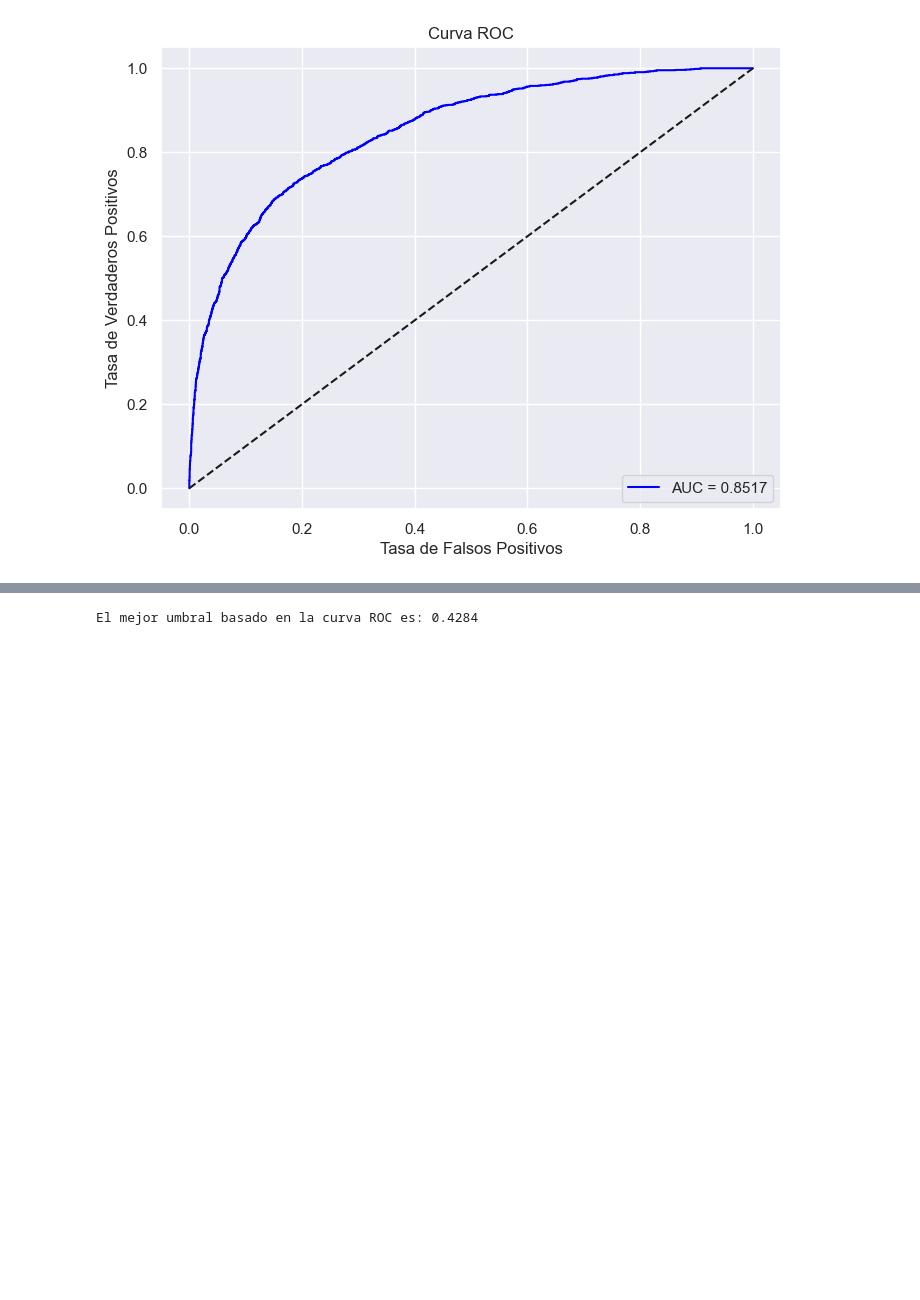
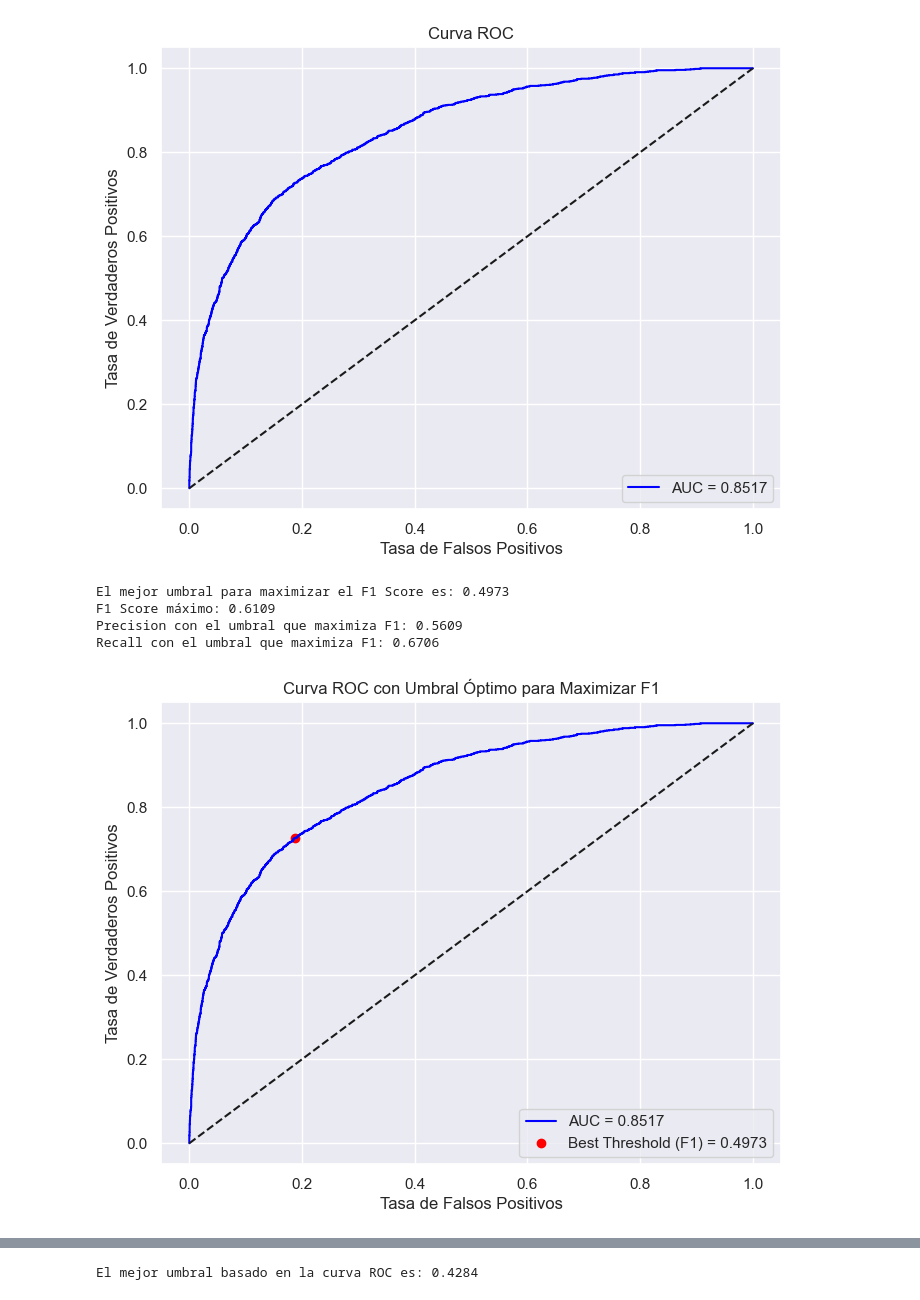
Before and after one commit to franciscoryb1/AA1-TUIA-RodriguezYBarros-Menescaldi-Britos, a Jupyter notebook: Clasificación/TP-clasificacion-AA1.ipynb, the cells around one changed output, grey strips where cells are left out. Cells and saved outputs as stored; diff of their text form; code cells hidden in the pictures; blank space fills up the shorter version.

```diff
--- a/Clasificación/TP-clasificacion-AA1.ipynb
+++ b/Clasificación/TP-clasificacion-AA1.ipynb
@@ -1391,3 +1407,64 @@ plt.legend(loc='lower right')
 plt.show()
 # %% [output]
 [figure]
+# %%
+import numpy as np
+import matplotlib.pyplot as plt
+from sklearn.metrics import f1_score, precision_score, recall_score, roc_curve, roc_auc_score
+
+# Probabilidades de la clase positiva (lluvia)
+y_probs = modelo_rl_balanced.predict_proba(X_test)[:, 1]
+
+# Calcular la curva ROC para obtener los umbrales
+fpr, tpr, thresholds = roc_curve(y_test, y_probs)
+
+# Inicializar variables para almacenar el mejor F1 y el umbral correspondiente
+best_f1 = 0
+best_threshold_f1 = 0
+
+# Probar todos los umbrales posibles
+for threshold in thresholds:
+    y_pred_umbral = (y_probs >= threshold).astype(int)
+    f1 = f1_score(y_test, y_pred_umbral)
+
+    # Si encontramos un mejor F1, actualizamos los valores
+    if f1 > best_f1:
+        best_f1 = f1
+        best_threshold_f1 = threshold
+
+print(f"El mejor umbral para maximizar el F1 Score es: {best_threshold_f1:.4f}")
+print(f"F1 Score máximo: {best_f1:.4f}")
+
+# Generar las predicciones con el umbral óptimo
+y_pred_best_f1 = (y_probs >= best_threshold_f1).astype(int)
+
+# Calcular las métricas con el umbral óptimo
+precision_best_f1 = precision_score(y_test, y_pred_best_f1)
+recall_best_f1 = recall_score(y_test, y_pred_best_f1)
+
+print(f"Precision con el umbral que maximiza F1: {precision_best_f1:.4f}")
+print(f"Recall con el umbral que maximiza F1: {recall_best_f1:.4f}")
+
+# AUC (Área bajo la curva)
+auc = roc_auc_score(y_test, y_probs)
+
+# Graficar la curva ROC
+plt.figure(figsize=(8,6))
+plt.plot(fpr, tpr, label=f'AUC = {auc:.4f}', color='blue')
+plt.plot([0, 1], [0, 1], 'k--')  # Línea diagonal de referencia
+
+# Marcar el punto del mejor umbral
+best_idx_f1 = np.argmax(f1)
+plt.scatter(fpr[np.argmax(tpr - fpr)], tpr[np.argmax(tpr - fpr)], marker='o', color='red', label=f'Best Threshold (F1) = {best_threshold_f1:.4f}')
+
+plt.xlabel('Tasa de Falsos Positivos')
+plt.ylabel('Tasa de Verdaderos Positivos')
+plt.title('Curva ROC con Umbral Óptimo para Maximizar F1')
+plt.legend(loc='lower right')
+plt.show()
+# %% [output]
+El mejor umbral para maximizar el F1 Score es: 0.4973
+F1 Score máximo: 0.6109
+Precision con el umbral que maximiza F1: 0.5609
+Recall con el umbral que maximiza F1: 0.6706
+[figure, added]
```
Also changed, not shown: parts of 13 cells of this notebook.
